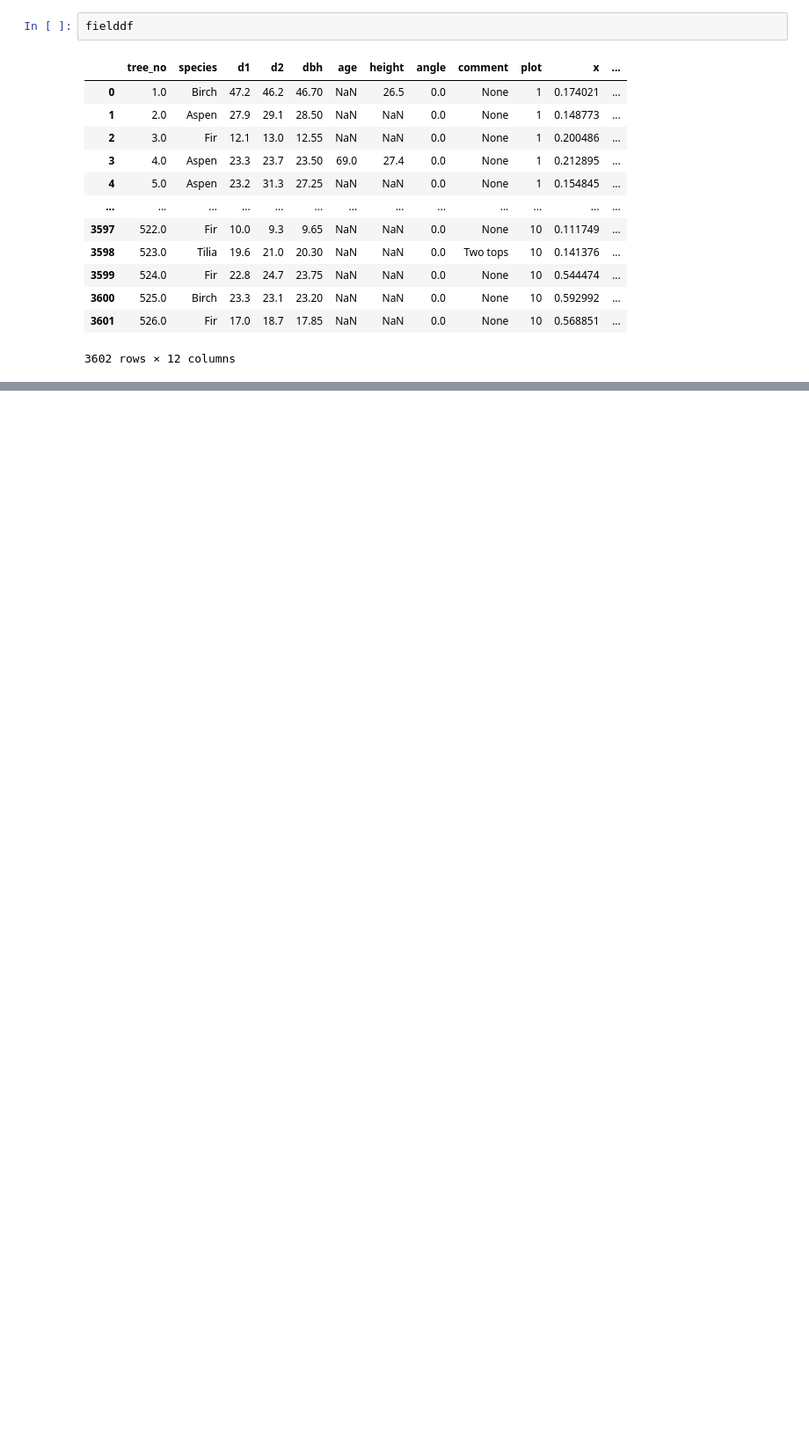
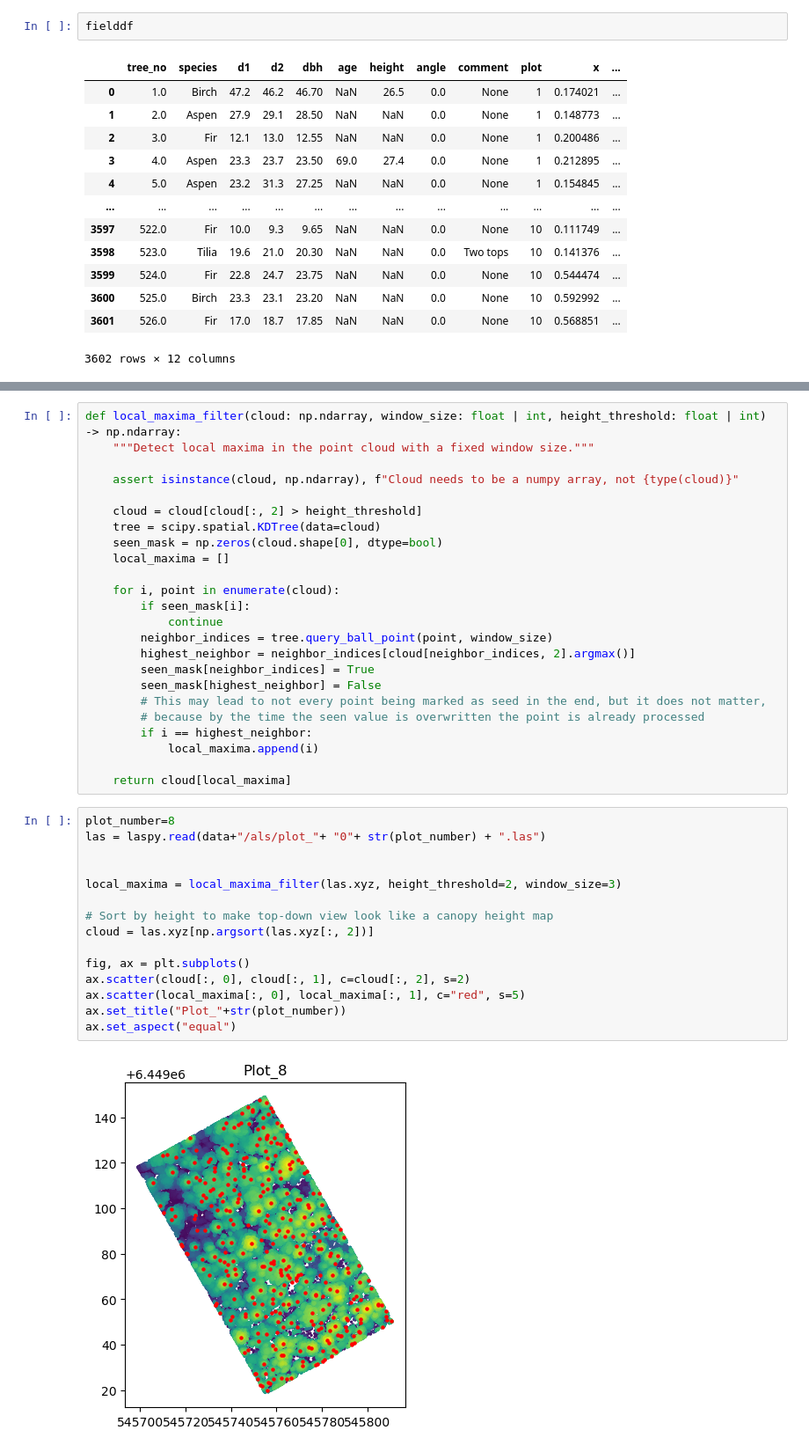
Before and after one commit to andreunilux/LIDAR-Based-Tree-Detection, a Jupyter notebook: Project3.ipynb, the cells around one changed output, grey strips where cells are left out. Shown at 88% size. Drawn from its saved outputs; the diff is of its cells as text; blank space fills up the shorter version.

```diff
--- a/Project3.ipynb
+++ b/Project3.ipynb
@@ -569,0 +533,41 @@ We take 33 as commmon number:
+# %%
+def local_maxima_filter(cloud: np.ndarray, window_size: float | int, height_threshold: float | int) -> np.ndarray:
+    """Detect local maxima in the point cloud with a fixed window size."""
+
+    assert isinstance(cloud, np.ndarray), f"Cloud needs to be a numpy array, not {type(cloud)}"
+
+    cloud = cloud[cloud[:, 2] > height_threshold]
+    tree = scipy.spatial.KDTree(data=cloud)
+    seen_mask = np.zeros(cloud.shape[0], dtype=bool)
+    local_maxima = []
+
+    for i, point in enumerate(cloud):
+        if seen_mask[i]:
+            continue
+        neighbor_indices = tree.query_ball_point(point, window_size)
+        highest_neighbor = neighbor_indices[cloud[neighbor_indices, 2].argmax()]
+        seen_mask[neighbor_indices] = True
+        seen_mask[highest_neighbor] = False
+        # This may lead to not every point being marked as seed in the end, but it does not matter,
+        # because by the time the seen value is overwritten the point is already processed
+        if i == highest_neighbor:
+            local_maxima.append(i)
+
+    return cloud[local_maxima]
+# %%
+plot_number=8
+las = laspy.read(data+"/als/plot_"+ "0"+ str(plot_number) + ".las")
+
+
+local_maxima = local_maxima_filter(las.xyz, height_threshold=2, window_size=3)
+
+# Sort by height to make top-down view look like a canopy height map
+cloud = las.xyz[np.argsort(las.xyz[:, 2])]
+
+fig, ax = plt.subplots()
+ax.scatter(cloud[:, 0], cloud[:, 1], c=cloud[:, 2], s=2)
+ax.scatter(local_maxima[:, 0], local_maxima[:, 1], c="red", s=5)
+ax.set_title("Plot_"+str(plot_number))
+ax.set_aspect("equal")
+# %% [output]
+[figure, added]
```
Also changed, not shown: parts of 17 cells of this notebook.
